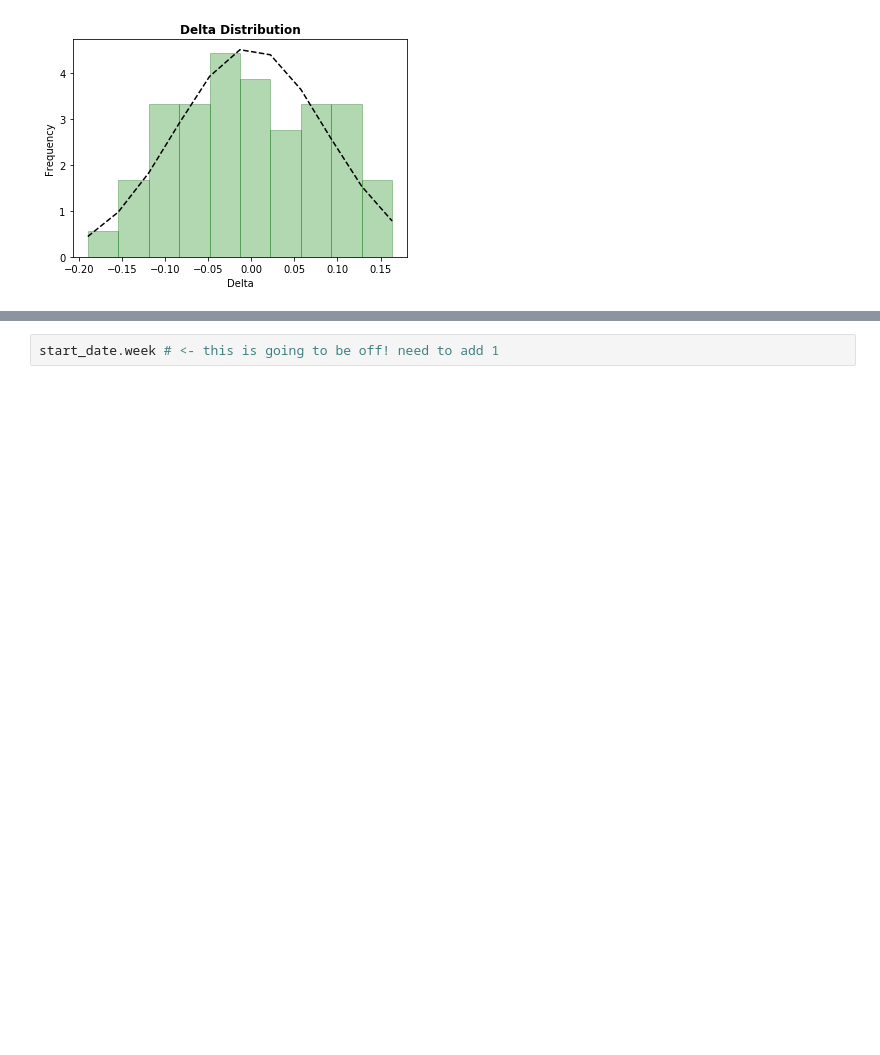
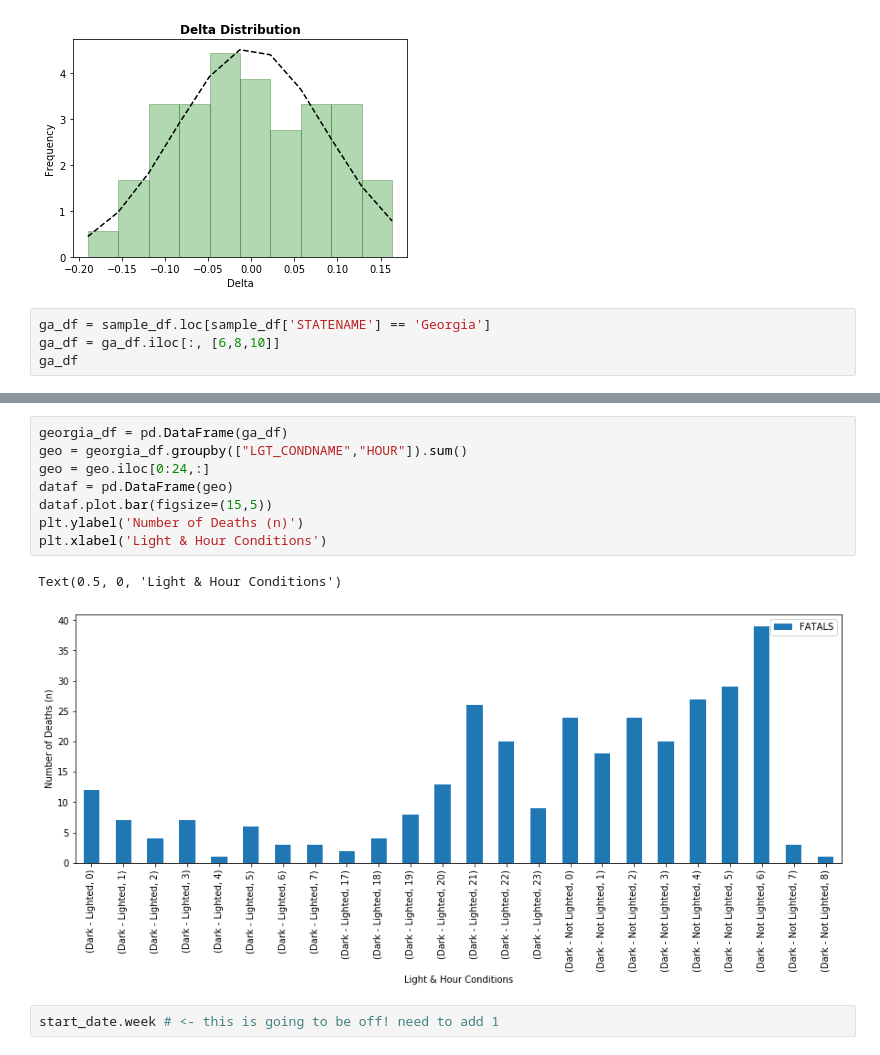
Before and after one commit to vieravfg/Analysis-of-Traffic-Fatalities, a Jupyter notebook: main.ipynb, the cells around one changed output, grey strips where cells are left out. Cells and saved outputs as stored; diff of their text form; blank space fills up the shorter version.

Commit message:
hour and daylight

```diff
--- a/main.ipynb
+++ b/main.ipynb
@@ -226,3 +226,7 @@ plt.title('Delta Distribution',
 plt.show()
 # %% [output]
 [figure]
+# %%
+ga_df = sample_df.loc[sample_df['STATENAME'] == 'Georgia']
+ga_df = ga_df.iloc[:, [6,8,10]]
+ga_df
@@ -229,3 +247,14 @@ plt.show()
+# %%
+georgia_df = pd.DataFrame(ga_df)
+geo = georgia_df.groupby(["LGT_CONDNAME","HOUR"]).sum()
+geo = geo.iloc[0:24,:]
+dataf = pd.DataFrame(geo)
+dataf.plot.bar(figsize=(15,5))
+plt.ylabel('Number of Deaths (n)')
+plt.xlabel('Light & Hour Conditions')
+# %% [output]
+Text(0.5, 0, 'Light & Hour Conditions')
+[figure, added]
 # %%
 start_date.week # <- this is going to be off! need to add 1
 # %% [output]
```
Also changed, not shown: parts of 1 cell of this notebook.
